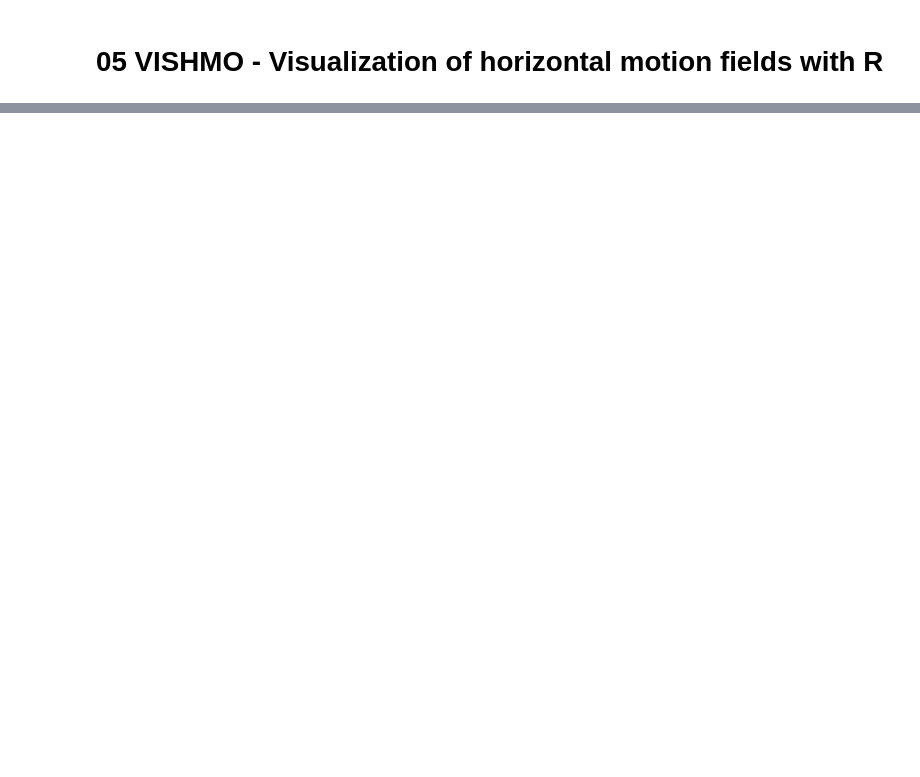
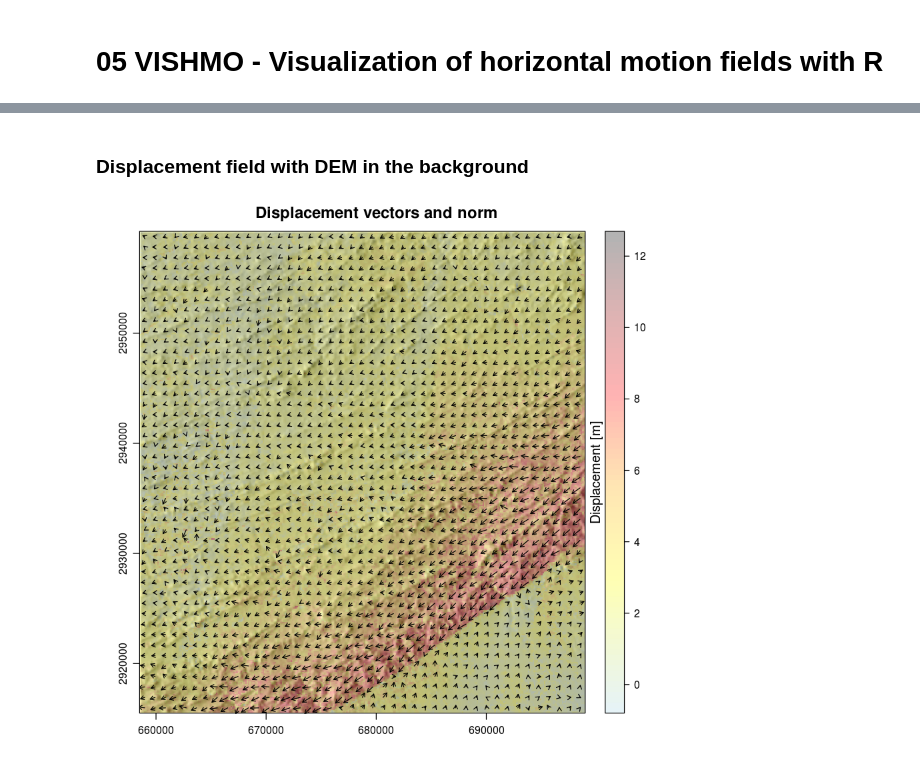
Before and after one commit to geohazards-tep/notebooks, a Jupyter notebook: src/main/resources/examples/05 VISHMO - Visualization of horizontal motion fields with R.ipynb, the cells around one changed output, grey strips where cells are left out. Cells and saved outputs as stored; diff of their text form; code cells hidden in the pictures; blank space fills up the shorter version.

```diff
--- a/src/main/resources/examples/05 VISHMO - Visualization of horizontal motion fields with R.ipynb
+++ b/src/main/resources/examples/05 VISHMO - Visualization of horizontal motion fields with R.ipynb
@@ -52,0 +56,7 @@ Loading required package: RColorBrewer
+# %% [markdown]
+### Displacement field with DEM in the background
+# %%
+background <- data_subset[3]
+plotField(EW, NS, background, type='hillshade', max.displacement = 12,title='Displacement vectors and norm', col.bias=0.8)
+# %% [output]
+[figure, added]
```
Also changed, not shown: parts of 16 cells of this notebook, 1 other file.
